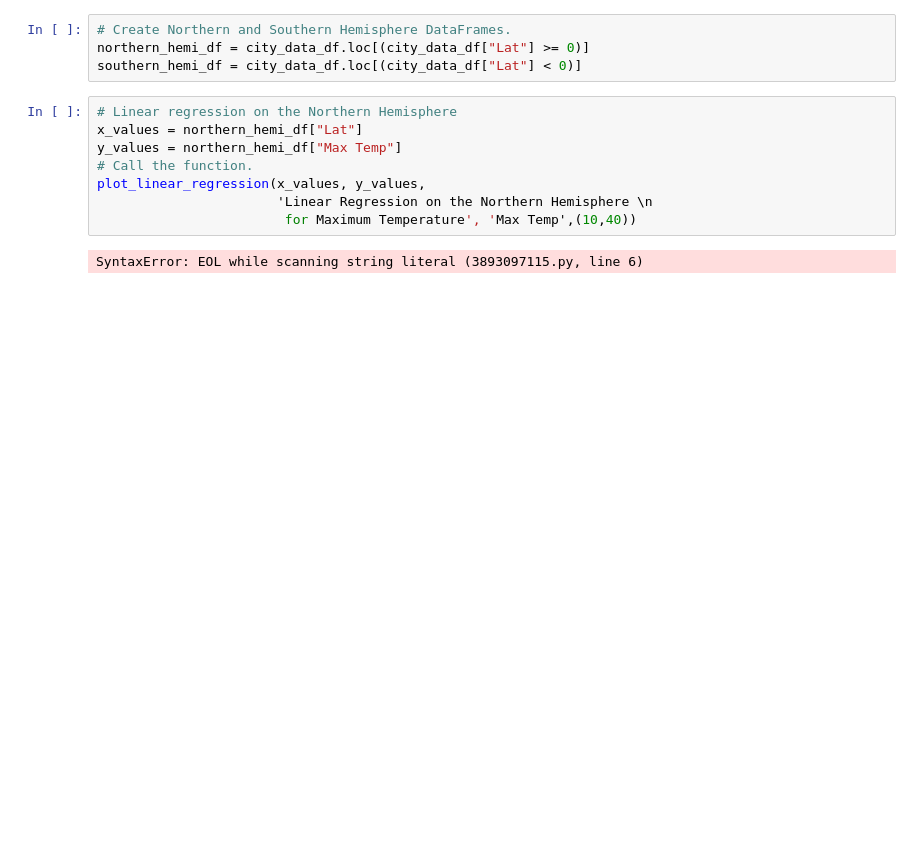
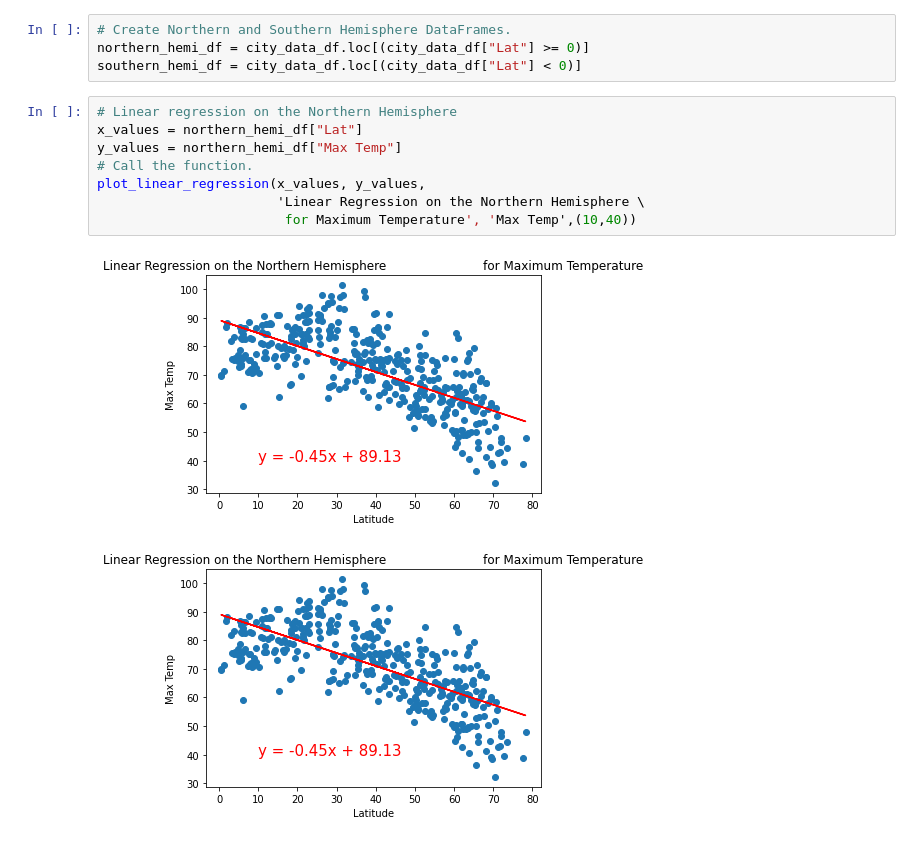
Before and after one commit to waciciarelli/World_Weather_Analysis, a Jupyter notebook: WeatherPy.ipynb, the cells around one changed output. Saved outputs shown, nothing was run; the diff lists cells and outputs as text; blank space fills up the shorter version.

```diff
--- a/WeatherPy.ipynb
+++ b/WeatherPy.ipynb
@@ -464,13 +572,14 @@ southern_hemi_df = city_data_df.loc[(city_data_df["Lat"] < 0)]
 # %%
 # Linear regression on the Northern Hemisphere
 x_values = northern_hemi_df["Lat"]
 y_values = northern_hemi_df["Max Temp"]
 # Call the function.
 plot_linear_regression(x_values, y_values,
-                       'Linear Regression on the Northern Hemisphere \n
+                       'Linear Regression on the Northern Hemisphere \
                         for Maximum Temperature', 'Max Temp',(10,40))
 # %% [output]
-SyntaxError: EOL while scanning string literal (3893097115.py, line 6)
+[figure, added]
+[figure, added]
 # %%
 # Linear regression on the Southern Hemisphere
 x_values = southern_hemi_df["Lat"]
```
Also changed, not shown: parts of 35 cells of this notebook, 8 other files.
